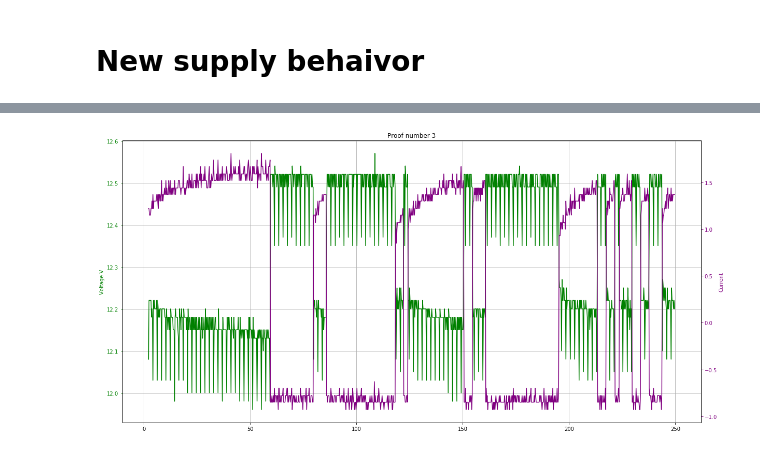
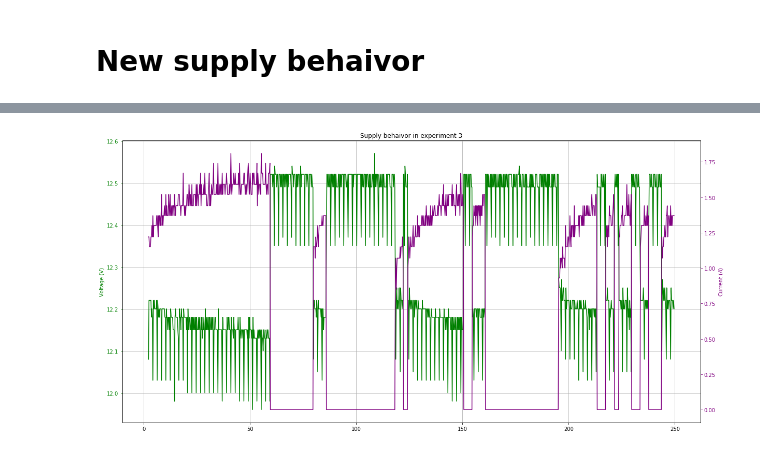
Before and after one commit to Ghiordy/Solar-incubator, a Jupyter notebook: Data-treatment/Experiment-april-2nd-week.ipynb, the cells around one changed output, grey strips where cells are left out. Drawn from its saved outputs; the diff is of its cells as text; code cells hidden in the pictures.

```diff
--- a/Data-treatment/Experiment-april-2nd-week.ipynb
+++ b/Data-treatment/Experiment-april-2nd-week.ipynb
@@ -170,13 +186,22 @@ ax1t.scatter(time3/1000,rh_in3, marker = '.', c= 'blue',
              label = '$RH_{INCUBATOR}$')
 ax1t.set_ylabel('Relative humidity (%)')#, color = 'blue')
 #ax1t.tick_params('y', colors = 'blue')
-#ax1t.axis([0,700,21,42])
+ax1t.axis([-10,260,9,30])
 ax1.grid(True)
 #ax1.axis([0,100,22,50])
 #plt.tight_layout()
 ax1.legend(loc=9)
 ax1t.legend(loc=8)
+plt.title('Experiment 3 steady state')
+plt.savefig('exp3_t_rh.svg')
+plt.savefig('exp3_t_rh.png')
 plt.show()
+m = np.array(data3.Voltage)
+m[m < 0] = 0
+data3.update({'Voltage':m})
+m = np.array(data3.Current)
+m[m < 0] = 0
+data3.update({'Current':m})
 data3['Power'] = data3.Voltage * data3.Current
 data3.describe()
 # %% [output]
@@ -223,14 +252,16 @@ plt.show()
 # %%
 fig, ax1 = plt.subplots(figsize=(20,10))
 ax1.plot(data3.Time/1000,data3.Voltage,color = 'green')
-ax1.set_ylabel('Voltage V', color = 'green')
+ax1.set_ylabel('Voltage (V)', color = 'green')
 ax1.tick_params('y', colors = 'green')
 ax1.grid(True)
 ax1t = ax1.twinx()
 ax1t.plot(data3.Time/1000,data3.Current,color = 'purple')
-ax1t.set_ylabel('Current', color = 'purple')
+ax1t.set_ylabel('Current ($A$)', color = 'purple')
 ax1t.tick_params('y', colors = 'purple')
-plt.title('Proof number 3')
+plt.title('Supply behaivor in experiment 3')
+plt.savefig('exp3_p.svg')
+plt.savefig('exp3_p.png')
 plt.show()
 # %% [output]
-[figure, old version]
+[figure, new version]
```
Also changed, not shown: parts of 6 cells of this notebook, 12 other files.
